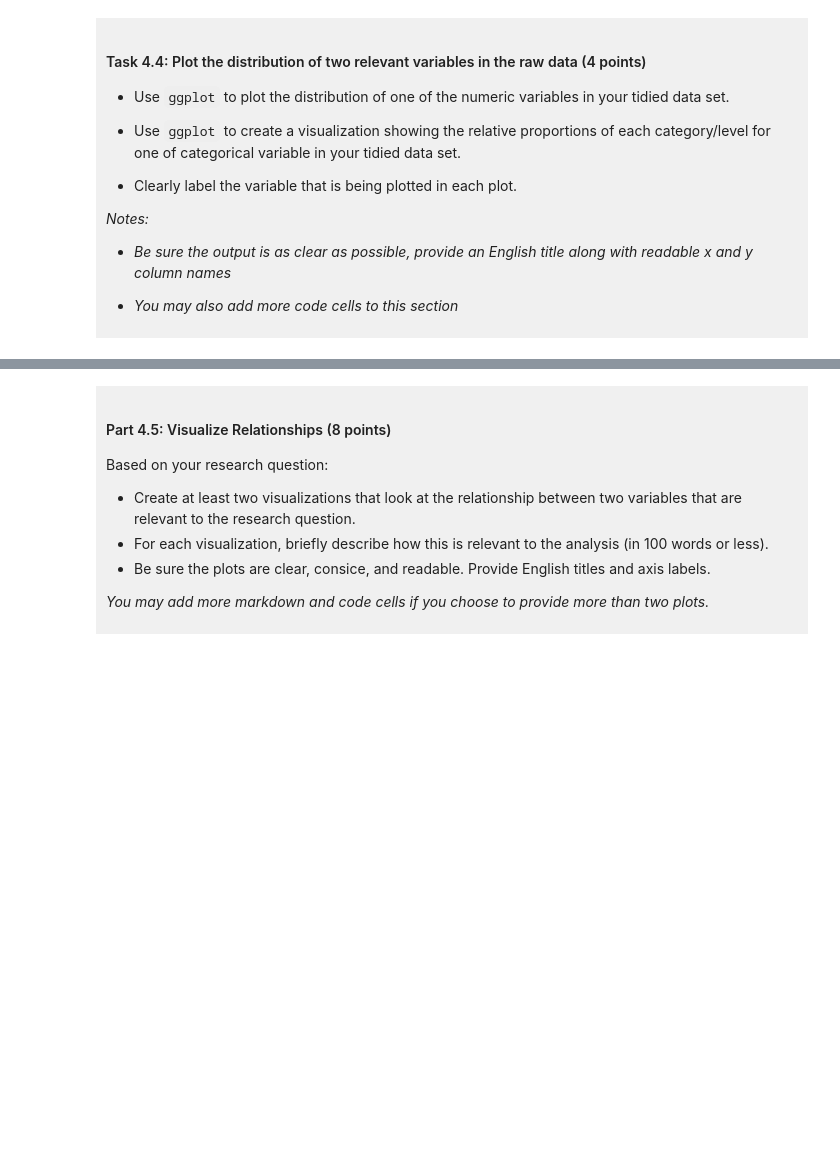
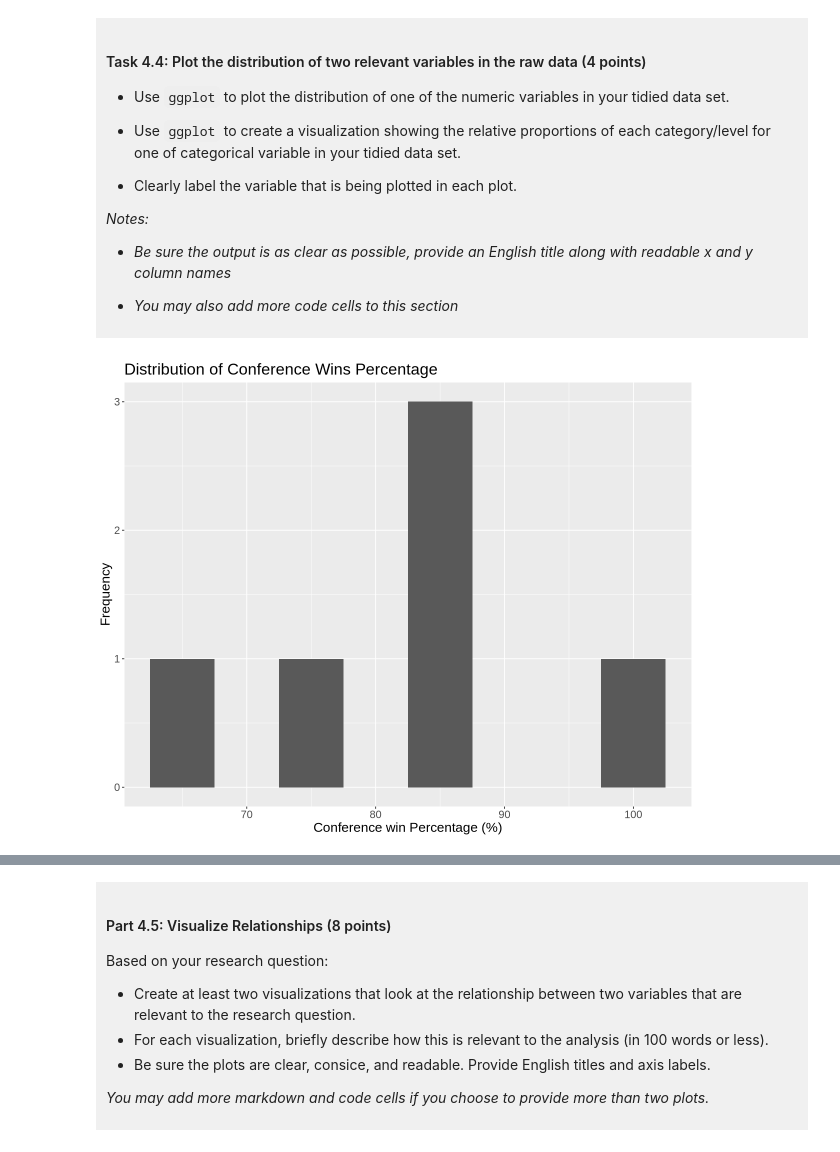
Before and after one commit to ValeriaGJ77/dsci-100-project-Valeria-Gonzalez, a Jupyter notebook: dsci-100-project-notebook.ipynb, the cells around one changed output, grey strips where cells are left out. Saved outputs shown, nothing was run; the diff lists cells and outputs as text; code cells hidden in the pictures; blank space fills up the shorter version.

Commit message:
Checkpoint C (Summarize data and visualizations)

```diff
--- a/dsci-100-project-notebook.ipynb
+++ b/dsci-100-project-notebook.ipynb
@@ -303,5 +353,13 @@ You will refine your research question (if needed) and produce a tidy data set.
 
 </div>
 # %%
-### EDIT THIS CODE CELL FOR PLOT 1 ###
+options(repr.plot.width = 10, repr.plot.height = 8)
+Conf_pct_distribution <- ggplot( data = Womens_NCAA_tidy, aes(x= conf_wins_pct)) +
+    geom_histogram(binwidth = 5)+
+    labs(title = "Distribution of Conference Wins Percentage",
+        x = "Conference win Percentage (%)", y = "Frequency") +
+        theme(text = element_text(size=16))
+Conf_pct_distribution
+# %% [output]
+[figure, added]
 # %%
```
Also changed, not shown: parts of 11 cells of this notebook.
